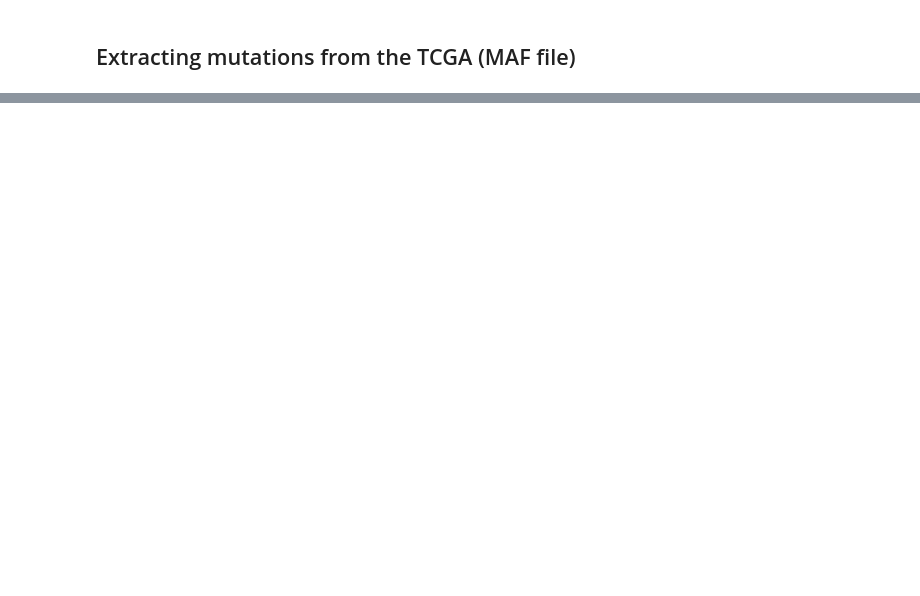
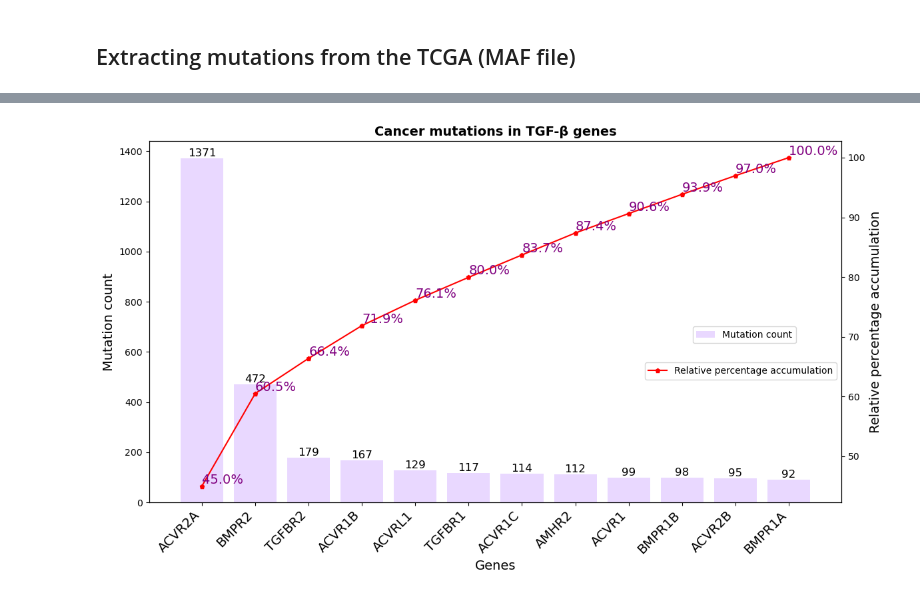
Before and after one commit to Nanocell-Lab/TCancer_RareDiseases, a Jupyter notebook: src/01_TCGA.ipynb, the cells around one changed output, grey strips where cells are left out. Saved outputs shown, nothing was run; the diff lists cells and outputs as text; code cells hidden in the pictures; blank space fills up the shorter version.

```diff
--- a/src/01_TCGA.ipynb
+++ b/src/01_TCGA.ipynb
@@ -281,0 +262,80 @@ plt.show()
+# %%
+#GENERAL PARAMETERS
+df = maf_genes
+count = "HGVSp_Short"
+grupo = "Hugo_Symbol"
+mutation_counts = df.groupby(grupo, as_index=False)[count].count()
+
+#LABEL PARAMETERS
+ylabel = 'Mutation count' # label axis y
+ylabel2 = 'Relative percentage accumulation' # label axis y2
+set_title = 'Cancer mutations in TGF-β genes' # title
+set_xlabel = 'Genes' # title axis X
+leyenda_2 = 'Relative percentage accumulation' # label axis 2
+leyenda_count = 'Mutation count' # label axis 1
+
+#COLORS PARAMETERS
+color_bar = "#e9d8ffff"
+color_linea = "red"
+numero_acumulacion = 'purple'
+
+# SAVED
+GUARDAR_GRAFICO = False
+FORMATO_IMAGEN = "png"  # or svg
+DPI = 600
+NOMBRE_IMAGEN = "CancerMut_gene_tgfb"
+RUTA = f"../run/imagenes/{NOMBRE_IMAGEN}_.{FORMATO_IMAGEN}"
+
+# Sort from highest to lowest
+mutation_counts.sort_values(by=count, ascending=False, inplace=True)
+mutation_counts.reset_index(drop=True, inplace=True)
+
+# Calculate the cumulative percentage
+mutation_counts['relativa_acum_porcentual'] = mutation_counts[count].cumsum() / mutation_counts[count].sum() * 100
+
+# shape and axes
+fig, ax = plt.subplots(figsize=(12, 7))  # Ajusta el tamaño de la figura
+
+#  Bar chart mutation count
+bars = ax.bar(mutation_counts[grupo], mutation_counts[count])
+ax.bar(mutation_counts[grupo], mutation_counts[count], color=color_bar, label=leyenda_count)
+
+# line cumulative percentage
+ax2 = ax.twinx()
+ax2.plot(mutation_counts.index, mutation_counts['relativa_acum_porcentual'], color=color_linea, marker="p", ms=5, label=leyenda_2)
+
+# Add labels with the number of mutations above the bars
+for bar in bars:
+    height = bar.get_height()
+    ax.text(bar.get_x() + bar.get_width() / 2, height, f'{int(height)}', ha='center', va='bottom', color='black', fontsize=12)
+
+# Add labels showing the cumulative percentage at points along the line
+for i, value in enumerate(mutation_counts["relativa_acum_porcentual"]):
+    ax2.text(i, value, f'{value:.1f}%', ha='left', va='bottom', color=numero_acumulacion, fontsize=14)
+
+# labels
+ax.set_ylabel(ylabel, fontsize=14)
+ax2.set_ylabel(ylabel2, fontsize=14)
+ax.set_title(set_title, fontsize=14, fontweight = "bold")
+ax.set_xlabel(set_xlabel, fontsize=14)
+
+# label axis x
+ax.set_xticks(range(len(mutation_counts[grupo])))  # Colocar las etiquetas en las posiciones correctas
+ax.set_xticklabels(mutation_counts[grupo], rotation=45, ha="right", fontsize=14)  # Rotar las etiquetas y alinearlas a la derecha
+
+# add label
+ax.legend(loc='best', bbox_to_anchor=(0.941, 0.5))
+ax2.legend(loc='best', bbox_to_anchor=(1, 0.4))
+
+plt.tight_layout()
+
+# save graph
+if GUARDAR_GRAFICO:
+    if FORMATO_IMAGEN == "png":
+        plt.savefig(RUTA, format="png", dpi=DPI)
+    else:
+        plt.savefig(RUTA, format=FORMATO_IMAGEN)
+
+plt.show()
+# %% [output]
+[figure, added]
```
Also changed, not shown: parts of 11 cells of this notebook.
